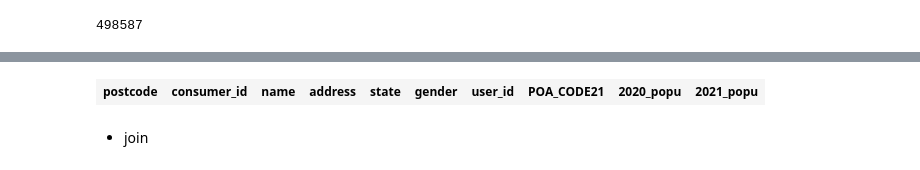
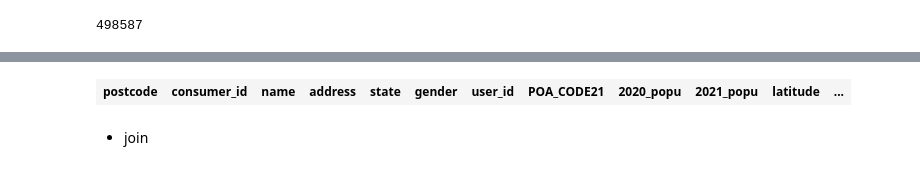
Before and after one commit to MAST30034-Applied-Data-Science/generic-buy-now-pay-later-project-group-24, a Jupyter notebook: notebooks/connect.ipynb, the cells around one changed output, grey strips where cells are left out. Saved outputs shown, nothing was run; the diff lists cells and outputs as text; code cells hidden in the pictures.

Commit message:
External Geo Latitude & Longitude Fill base on mean value in connect

```diff
--- a/notebooks/connect.ipynb
+++ b/notebooks/connect.ipynb
@@ -206,4 +196,9 @@ consumer[consumer.POA_CODE21.isNull()].drop_duplicates(['postcode'])
 # %%
 consumer = consumer.na.fill(subset='2021_popu', value = 0)
+consumer = consumer.na.fill(subset='2020_popu', value = 0)
 # %%
 consumer = consumer.na.fill(subset='POA_CODE21', value = 0)
+# %%
+mean = consumer.agg(*(F.mean(c).alias(c) for c in consumer.columns))
+meaninfo = mean.first().asDict()
+meaninfo
@@ -210,7 +218,10 @@ consumer = consumer.na.fill(subset='POA_CODE21', value = 0)
+# %%
+consumer = consumer.na.fill(subset='latitude', value = meaninfo['latitude'])
+consumer = consumer.na.fill(subset='longitude', value = meaninfo['longitude'])
 # %%
-consumer[consumer.POA_CODE21.isNull()].drop_duplicates(['postcode'])
+consumer[consumer.longitude.isNull()].drop_duplicates(['postcode'])
 # %% [output]
-| postcode | consumer_id | name | address | state | gender | user_id | POA_CODE21 | 2020_popu | 2021_popu |
+| postcode | consumer_id | name | address | state | gender | user_id | POA_CODE21 | 2020_popu | 2021_popu | latitude | ... |
 # %% [markdown]
 - join
 # %%
```
Also changed, not shown: parts of 14 cells of this notebook, 9 other files.
